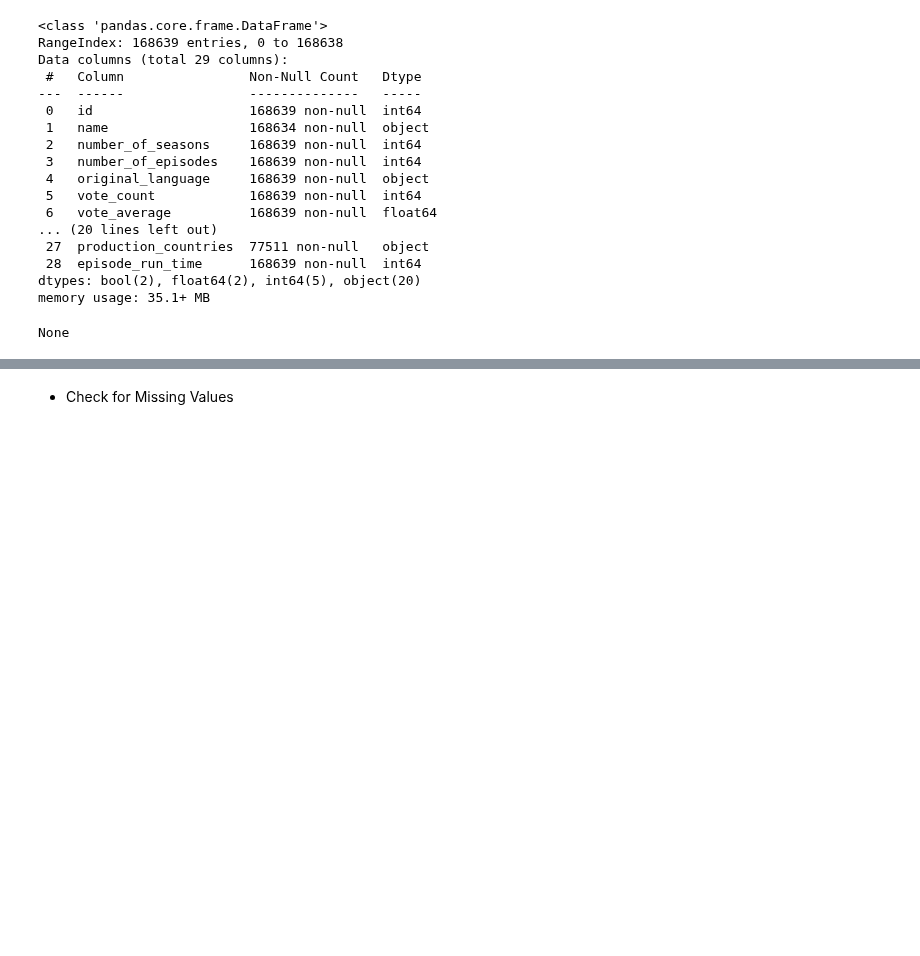
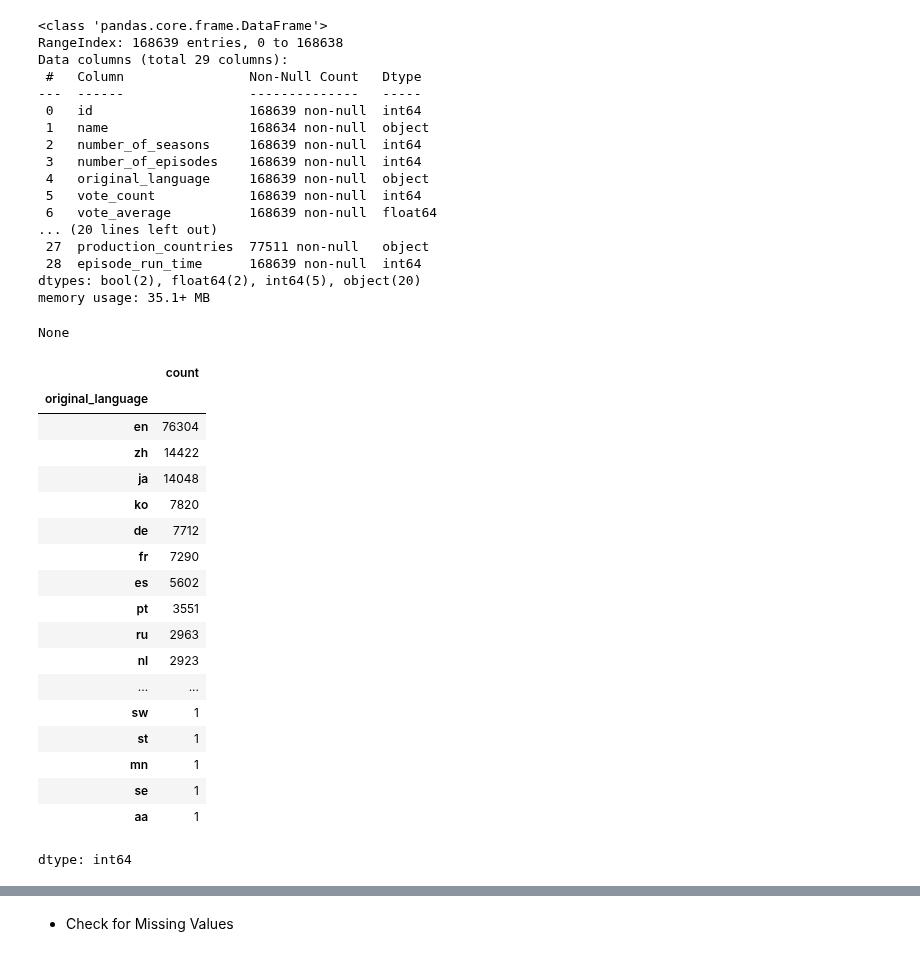
Before and after one commit to DirecTV-Team1A-NextGen-Rec/directv_tvrec, a Jupyter notebook: DirecTV_Data_Understanding_Safia.ipynb, the cells around one changed output, grey strips where cells are left out. Drawn from its saved outputs; the diff is of its cells as text; code cells hidden in the pictures; blank space fills up the shorter version.

```diff
--- a/DirecTV_Data_Understanding_Safia.ipynb
+++ b/DirecTV_Data_Understanding_Safia.ipynb
@@ -76,3 +76,29 @@ Data columns (total 29 columns):
 dtypes: bool(2), float64(2), int64(5), object(20)
 memory usage: 35.1+ MB
 None
+# %%
+# display the most occuring original languages
+original_language_counts = df["original_language"].value_counts()
+
+with pd.option_context("display.max_rows", None):
+  display(original_language_counts)
+# %% [output]
+|  | count |
+| original_language |  |
+| en | 76304 |
+| zh | 14422 |
+| ja | 14048 |
+| ko | 7820 |
+| de | 7712 |
+| fr | 7290 |
+| es | 5602 |
+| pt | 3551 |
+| ru | 2963 |
+| nl | 2923 |
+| ... | ... |
+| sw | 1 |
+| st | 1 |
+| mn | 1 |
+| se | 1 |
+| aa | 1 |
+dtype: int64
```
Also changed, not shown: parts of 2 cells of this notebook.
